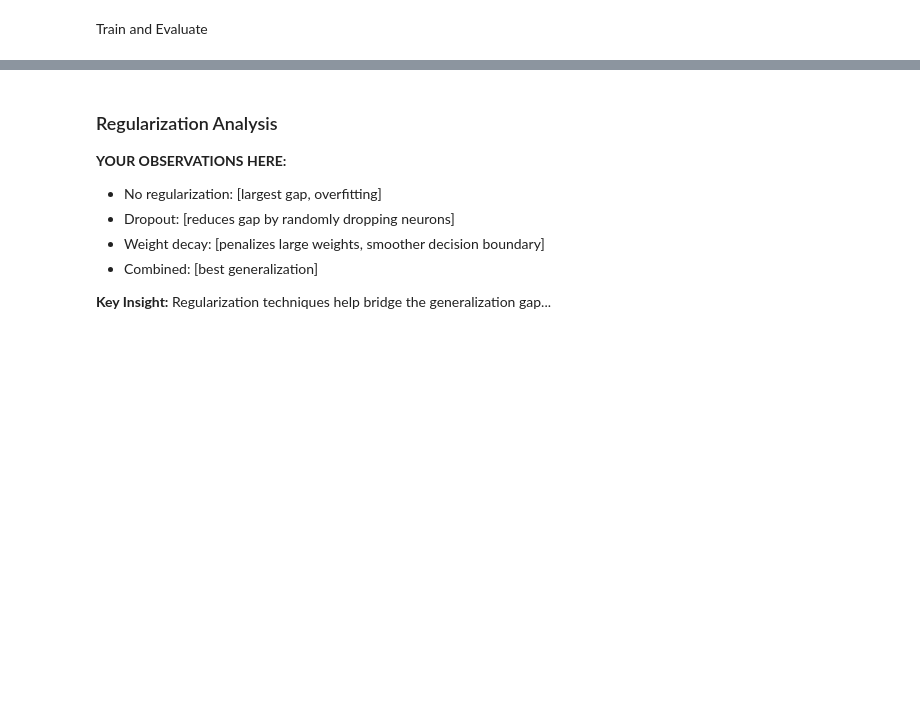
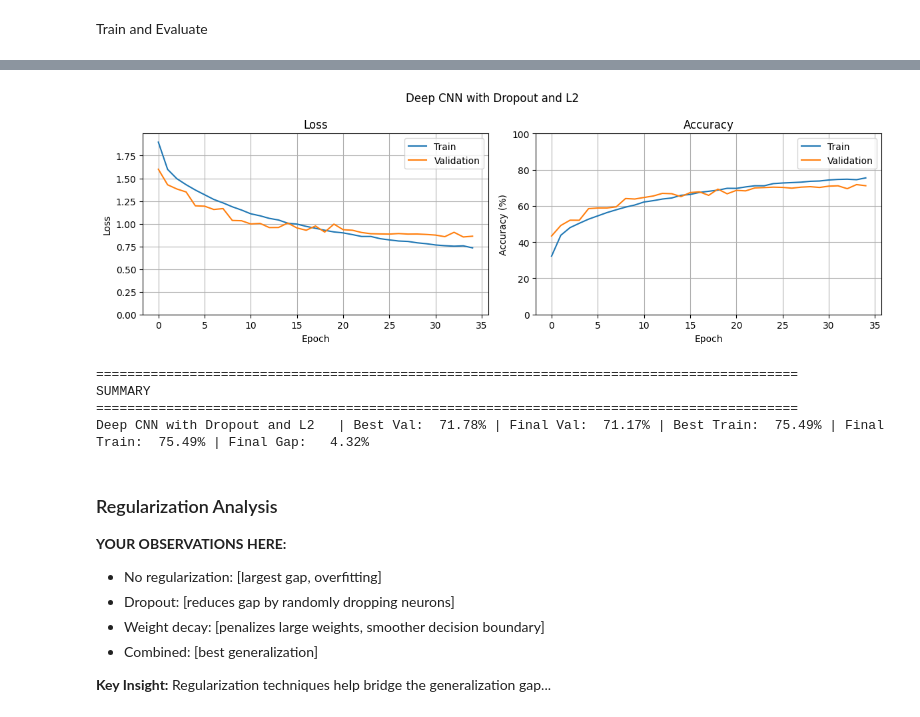
Before and after one commit to marcosncosta1/DeepLearning_practical_1, a Jupyter notebook: cnn_experiments.ipynb, the cells around one changed output, grey strips where cells are left out. Cells and saved outputs as stored; diff of their text form; code cells hidden in the pictures; blank space fills up the shorter version.

```diff
--- a/cnn_experiments.ipynb
+++ b/cnn_experiments.ipynb
@@ -1047,0 +1127,14 @@ plot_history(regularization_histories[-1], title="Dropout")
+# %%
+train_loader, val_loader, _, _ = get_data_loaders(img_size=IMG_SIZE)
+
+model = DeepCNNRegularized(num_classes=NUM_CLASSES, dropout_conv=0.25, dropout_classifier=0.5)
+
+config = {
+    'experiment': 'Regularization Comparison',
+    'model_name': 'Deep CNN Dropout 0.25 0.5 + L2 1e-4',
+    'epochs': 35,
+    'lr': 0.002,
+    'weight_decay': 1e-4
+}
+
+deep_regularization_history = train_model(model, train_loader, val_loader, config, wandb=False)
@@ -1048,3 +1159,15 @@ plot_history(regularization_histories[-1], title="Dropout")
+# %%
+if "deep_regularization_history" not in globals():
+    deep_regularization_history = load_history("Deep CNN Dropout 0.25 0.5 + L2 1e-4")
+
+plot_history(deep_regularization_history, title="Deep CNN with Dropout and L2")
+summarize_histories([deep_regularization_history], ["Deep CNN with Dropout and L2"])
+# %% [output]
+[figure, added]
+==========================================================================================
+SUMMARY
+==========================================================================================
+Deep CNN with Dropout and L2   | Best Val:  71.78% | Final Val:  71.17% | Best Train:  75.49% | Final Train:  75.49% | Final Gap:   4.32%
 # %% [markdown]
 ### Regularization Analysis
 
```
Also changed, not shown: parts of 12 cells of this notebook.
